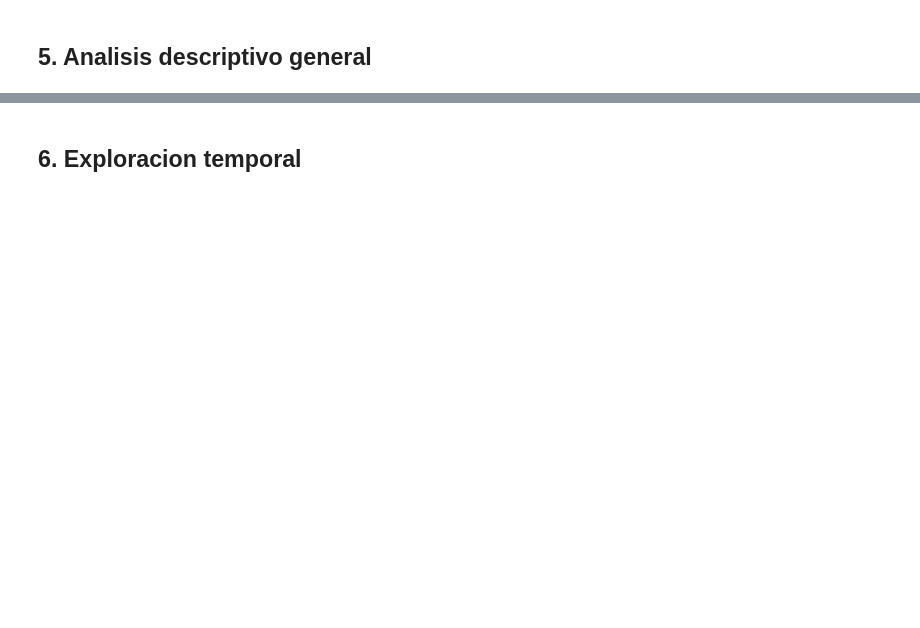
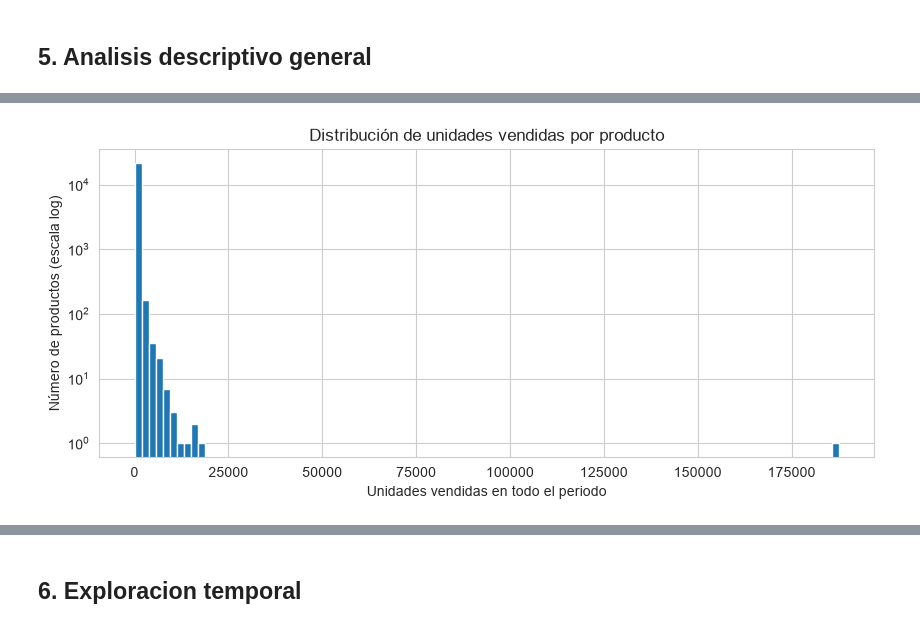
Before and after one commit to 15003165-code/Proyecto-1, a Jupyter notebook: notebooks/01_exploratory_data_analysis.ipynb, the cells around one changed output, grey strips where cells are left out. Cells and saved outputs as stored; diff of their text form; code cells hidden in the pictures; blank space fills up the shorter version.

```diff
--- a/notebooks/01_exploratory_data_analysis.ipynb
+++ b/notebooks/01_exploratory_data_analysis.ipynb
@@ -12,0 +343,5 @@ Brady Monroy (15003165) y Luis Rodolfo Rodriguez
+# %%
+# Al ordenar por nombre, las tiendas con nombres parecidos quedan juntas.
+# Se quita el signo "!" del inicio para comparar.
+shops["nombre_limpio"] = shops["shop_name"].str.replace("!", "").str.strip()
+shops.sort_values("nombre_limpio")[["shop_id", "shop_name"]]
@@ -12,0 +385,25 @@ Brady Monroy (15003165) y Luis Rodolfo Rodriguez
+# %%
+df = sales.copy()
+
+# 1) Quitar las filas duplicadas
+df = df.drop_duplicates()
+
+# 2) Quitar las filas con precio menor o igual a cero
+df = df[df["item_price"] > 0]
+
+# 3) Unir las tiendas repetidas (se usa el ID que aparece en test)
+df.loc[df["shop_id"] == 0, "shop_id"] = 57
+df.loc[df["shop_id"] == 1, "shop_id"] = 58
+df.loc[df["shop_id"] == 11, "shop_id"] = 10
+
+# 4) Crear la columna de ingresos
+df["revenue"] = df["item_price"] * df["item_cnt_day"]
+
+# 5) Agregar nombre de producto, categoría y tienda
+df = df.merge(items, on="item_id", how="left")
+df = df.merge(categories, on="item_category_id", how="left")
+df = df.merge(shops[["shop_id", "shop_name"]], on="shop_id", how="left")
+
+print("Filas antes:", len(sales))
+print("Filas después:", len(df))
+df.head()
@@ -14,0 +457,7 @@ Brady Monroy (15003165) y Luis Rodolfo Rodriguez
+# %%
+ventas_producto = df.groupby("item_id")["item_cnt_day"].sum()
+
+print("Productos que tuvieron alguna venta:", len(ventas_producto))
+print(ventas_producto.describe())
+print()
+print("Productos con 10 unidades o menos en todo el periodo:", (ventas_producto <= 10).sum())
@@ -14,0 +477,10 @@ Brady Monroy (15003165) y Luis Rodolfo Rodriguez
+# %%
+# Histograma en escala logarítmica porque unos pocos productos venden muchísimo
+plt.figure(figsize=(10, 4))
+plt.hist(ventas_producto[ventas_producto > 0], bins=100, log=True)
+plt.title("Distribución de unidades vendidas por producto")
+plt.xlabel("Unidades vendidas en todo el periodo")
+plt.ylabel("Número de productos (escala log)")
+plt.show()
+# %% [output]
+[figure, added]
```
Also changed, not shown: parts of 106 cells of this notebook, 1 other file.
